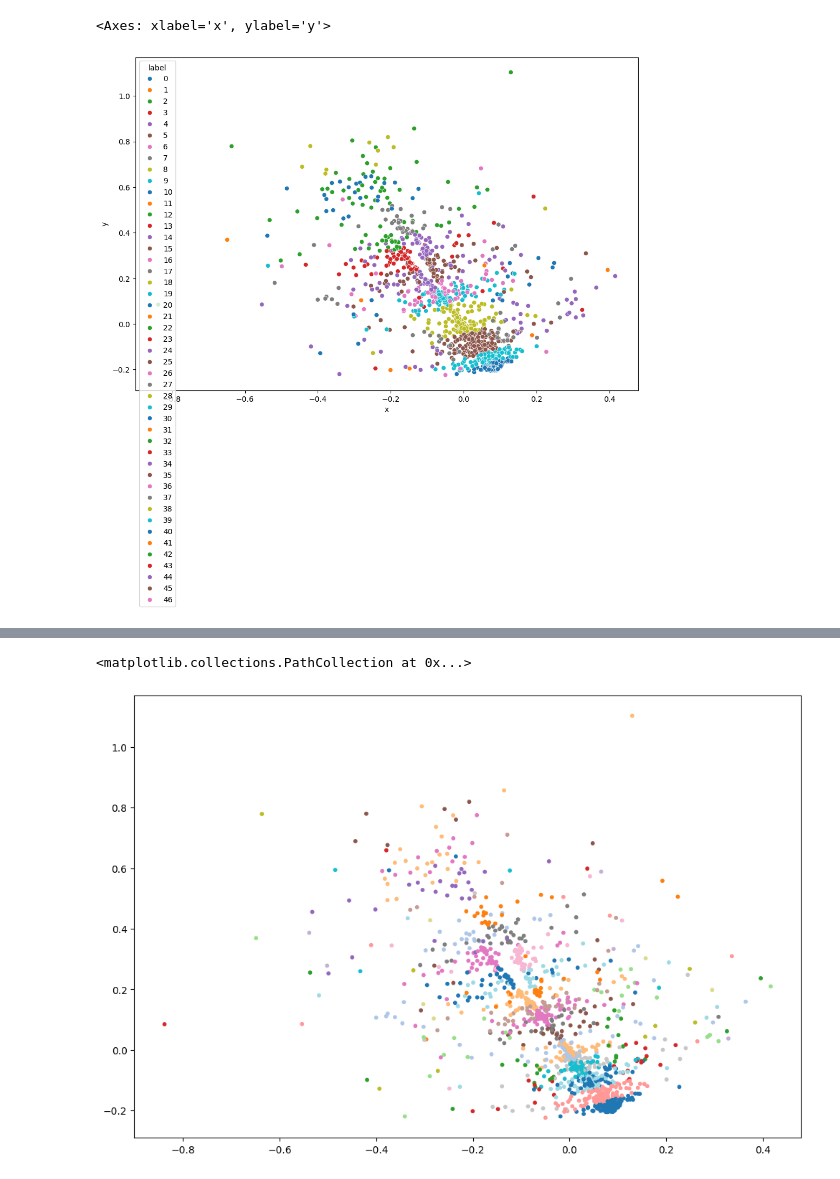
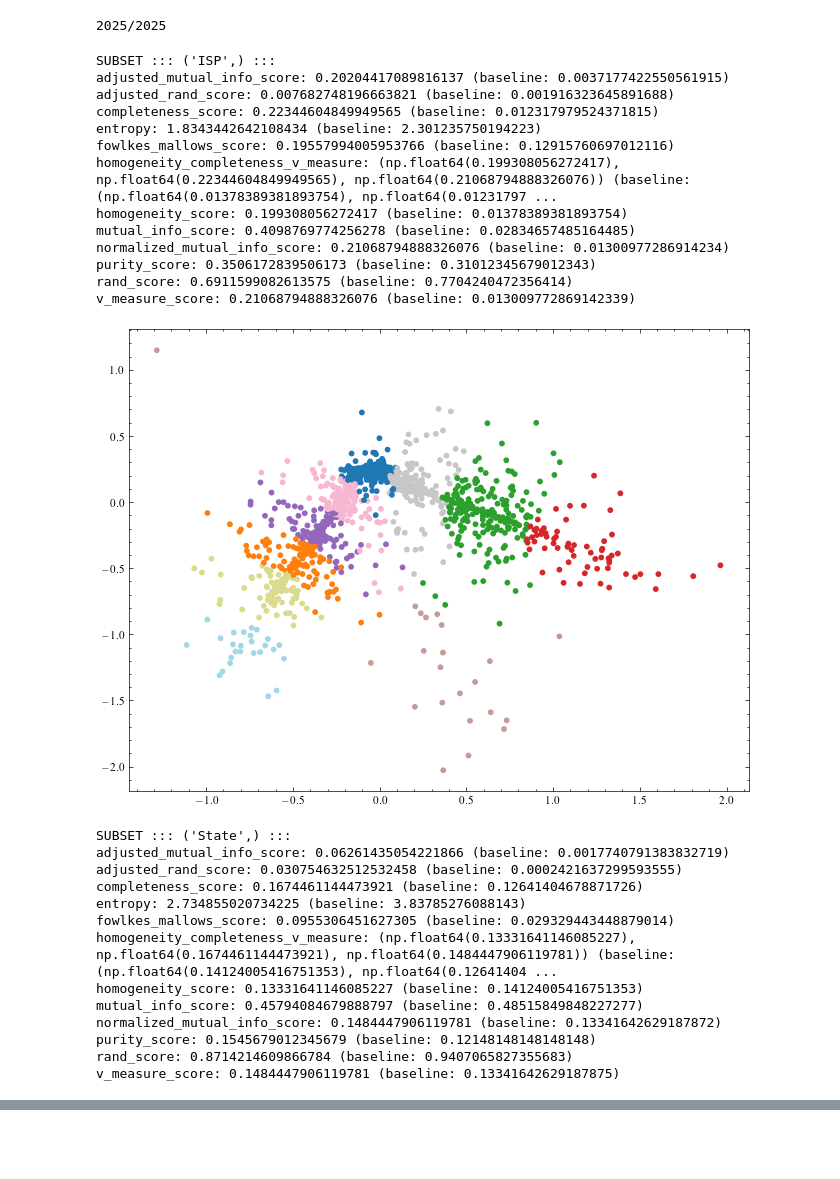
Before and after one commit to mariiazhivonitko/Broadband-analysis, a Jupyter notebook: analysis.ipynb, the cells around one changed output, grey strips where cells are left out. Cells and saved outputs as stored; diff of their text form; code cells hidden in the pictures; blank space fills up the shorter version.

Commit message:
Conducted experiments.

```diff
--- a/analysis.ipynb
+++ b/analysis.ipynb
@@ -175,23 +176,14 @@ len(class_map), len(state_map), len(technology_map), len(isp_map)
 # %%
 unit_ids = webget_df_ts["unit_id"].unique().sort()
 
-ts = []
-class_labels = []
-state_labels = []
-technology_labels = []
-isp_labels = []
+def generate_timeseries_and_labels(unit_ids, time_scale, time_units, labels_maps):
+    ts = []
+    subset_labels = {key: [] for key in labels_maps}
+    for i, uid in enumerate(unit_ids):
+        ts.append(generate_timeseries(uid, time_scale, time_units))
+        for subset, label_map in labels_maps.items():
+            subset_labels[subset].append(label_map[tuple(*np.array(units_df.filter(units_df["Unit ID"] == uid)[*subset]))])
+        print(f"\r{i + 1}/{len(unit_ids)}", end="")
+    print()
 
-for i, uid in enumerate(unit_ids):
-    ts.append(generate_timeseries(uid))
-    class_label = class_map[tuple(*np.array(units_df.filter(units_df["Unit ID"] == uid)[*KEY_CLASS]))]
-    state_label = state_map[tuple(*np.array(units_df.filter(units_df["Unit ID"] == uid)[*KEY_STATE]))]
-    tech_label = technology_map[tuple(*np.array(units_df.filter(units_df["Unit ID"] == uid)[*KEY_TECH]))]
-    isp_label = isp_map[tuple(*np.array(units_df.filter(units_df["Unit ID"] == uid)[*KEY_ISP]))]
-
-    class_labels.append(class_label)
-    state_labels.append(state_label)
-    technology_labels.append(tech_label)
-    isp_labels.append(isp_label)
-    print(f"\r{i + 1}/{len(unit_ids)}", end="")
-print()
-# ts = np.array(ts)
+    return ts, subset_labels
@@ -266,12 +249,34 @@ ts_mds = mds.fit_transform(ts)
+# %%
+ts_1hour, subset_labels_1hour = generate_timeseries_and_labels(unit_ids, 3600, 1200, label_maps)
+# %% [output]
+2025/2025
 # %%
-plt.figure(figsize=(12, 8))
-import seaborn as sns
-df_scatter = pd.DataFrame({
-    "x": ts_mds[:,0],
-    "y": ts_mds[:,1],
-    "label": kmeans_state.labels_,
-})
-sns.scatterplot(data=df_scatter, x="x", y="y", hue="label", palette='tab10')
+run_experiment(ts_1hour, subset_labels_1hour, label_maps, image_name="clusters_hour1")
 # %% [output]
-<Axes: xlabel='x', ylabel='y'>
+SUBSET ::: ('ISP',) :::
+adjusted_mutual_info_score: 0.20204417089816137 (baseline: 0.0037177422550561915)
+adjusted_rand_score: 0.007682748196663821 (baseline: 0.001916323645891688)
+completeness_score: 0.22344604849949565 (baseline: 0.012317979524371815)
+entropy: 1.8343442642108434 (baseline: 2.301235750194223)
+fowlkes_mallows_score: 0.19557994005953766 (baseline: 0.12915760697012116)
+homogeneity_completeness_v_measure: (np.float64(0.199308056272417), np.float64(0.22344604849949565), np.float64(0.21068794888326076)) (baseline: (np.float64(0.01378389381893754), np.float64(0.01231797 ...
+homogeneity_score: 0.199308056272417 (baseline: 0.01378389381893754)
+mutual_info_score: 0.4098769774256278 (baseline: 0.02834657485164485)
+normalized_mutual_info_score: 0.21068794888326076 (baseline: 0.01300977286914234)
+purity_score: 0.3506172839506173 (baseline: 0.31012345679012343)
+rand_score: 0.6911599082613575 (baseline: 0.7704240472356414)
+v_measure_score: 0.21068794888326076 (baseline: 0.013009772869142339)
-[figure, old version]
+[figure, new version]
+SUBSET ::: ('State',) :::
+adjusted_mutual_info_score: 0.06261435054221866 (baseline: 0.0017740791383832719)
+adjusted_rand_score: 0.030754632512532458 (baseline: 0.0002421637299593555)
+completeness_score: 0.1674461144473921 (baseline: 0.12641404678871726)
+entropy: 2.734855020734225 (baseline: 3.83785276088143)
+fowlkes_mallows_score: 0.0955306451627305 (baseline: 0.029329443448879014)
+homogeneity_completeness_v_measure: (np.float64(0.13331641146085227), np.float64(0.1674461144473921), np.float64(0.1484447906119781)) (baseline: (np.float64(0.14124005416751353), np.float64(0.12641404 ...
+homogeneity_score: 0.13331641146085227 (baseline: 0.14124005416751353)
+mutual_info_score: 0.45794084679888797 (baseline: 0.48515849848227277)
+normalized_mutual_info_score: 0.1484447906119781 (baseline: 0.13341642629187872)
+purity_score: 0.1545679012345679 (baseline: 0.12148148148148148)
+rand_score: 0.8714214609866784 (baseline: 0.9407065827355683)
+v_measure_score: 0.1484447906119781 (baseline: 0.13341642629187875)
@@ -278,6 +353,0 @@ sns.scatterplot(data=df_scatter, x="x", y="y", hue="label", palette='tab10')
-# %%
-plt.figure(figsize=(12, 8))
-plt.scatter(ts_mds[:,0], ts_mds[:,1], c=kmeans_tech.labels_, cmap="tab20", s=10)
-# %% [output]
-<matplotlib.collections.PathCollection at 0x...>
-[figure, removed]
```
Also changed, not shown: parts of 22 cells of this notebook, 42 other files.
